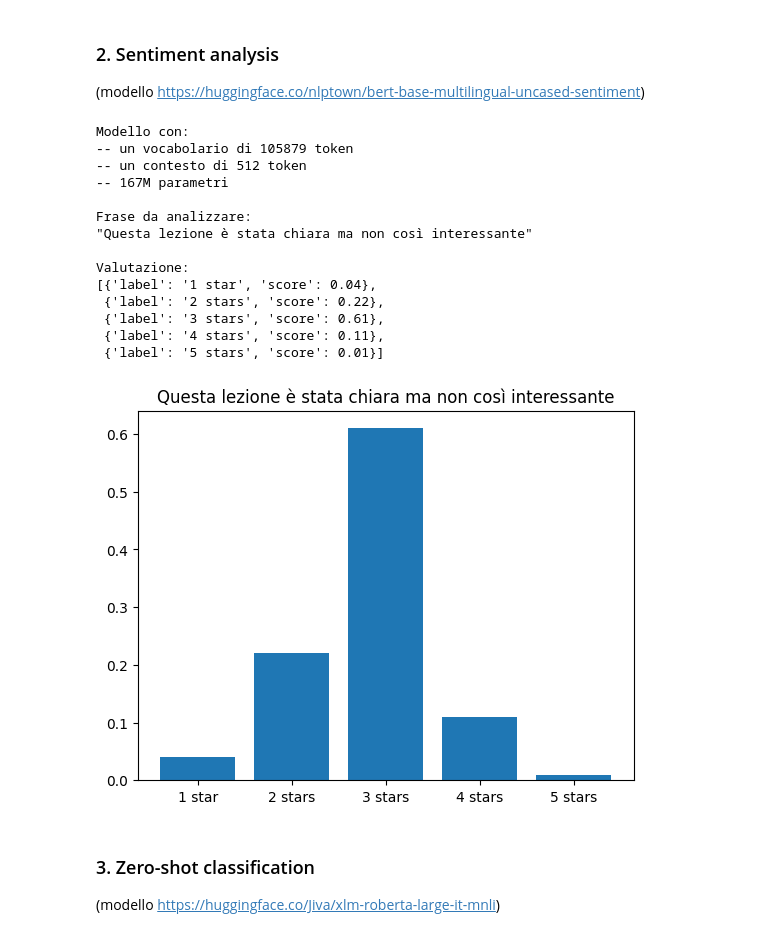
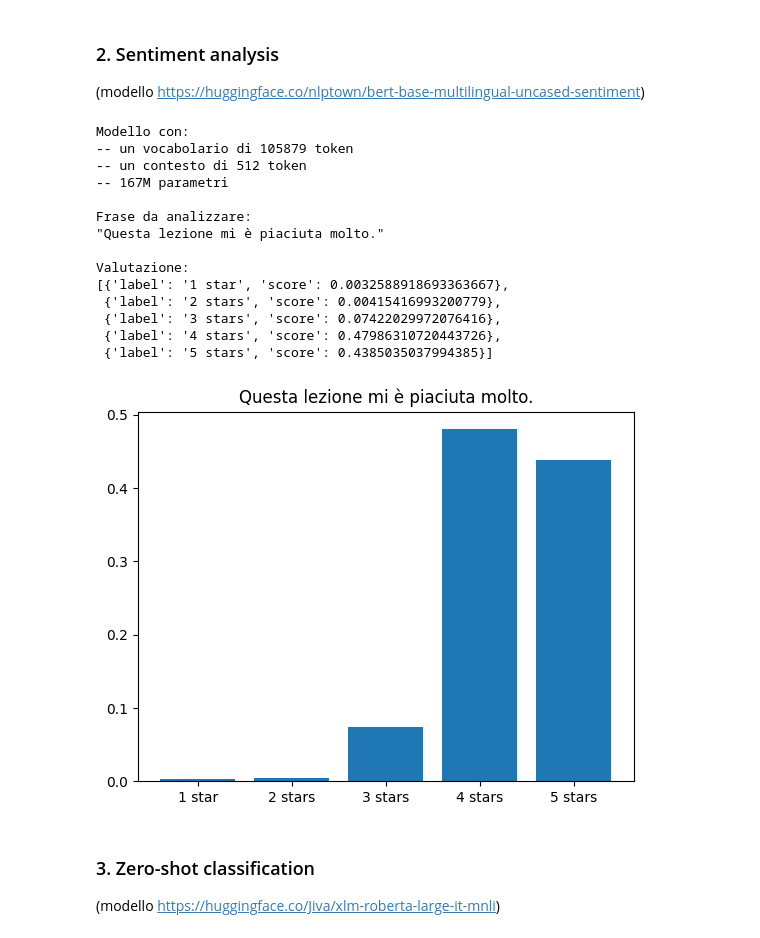
Before and after one commit to lmari/tutorial, a Jupyter notebook: transformerapps.ipynb, the cells around one changed output. Cells and saved outputs as stored; diff of their text form; code cells hidden in the pictures.

```diff
--- a/transformerapps.ipynb
+++ b/transformerapps.ipynb
@@ -111,37 +113,37 @@ Parti del discorso individuate:
 # %%
 model = 'nlptown/bert-base-multilingual-uncased-sentiment'
 info(model)
 classifier = pipeline("sentiment-analysis", model=model, device=device)
-sentence = "Ho trovato molto attraente questa lezione"
+sentence = "Questa lezione mi è piaciuta molto."
 res = classifier(sentence, top_k=None)
 
 if res:
     print(f'Frase da analizzare:\n"{sentence}"')
     print('\nValutazione:')
     res = sorted(res, key=lambda x: x['label']) # type: ignore
     pprint(res)
 
     labels = [r['label'] for r in res]
     scores = [r['score'] for r in res]
     plt.bar(labels, scores)
     plt.title(sentence)
     plt.show()
 # %% [output]
 Modello con:
 -- un vocabolario di 105879 token
 -- un contesto di 512 token
 -- 167M parametri
 
 Frase da analizzare:
-"Questa lezione è stata chiara ma non così interessante"
+"Questa lezione mi è piaciuta molto."
 
 Valutazione:
-[{'label': '1 star', 'score': 0.04},
- {'label': '2 stars', 'score': 0.22},
- {'label': '3 stars', 'score': 0.61},
- {'label': '4 stars', 'score': 0.11},
- {'label': '5 stars', 'score': 0.01}]
+[{'label': '1 star', 'score': 0.0032588918693363667},
+ {'label': '2 stars', 'score': 0.00415416993200779},
+ {'label': '3 stars', 'score': 0.07422029972076416},
+ {'label': '4 stars', 'score': 0.47986310720443726},
+ {'label': '5 stars', 'score': 0.4385035037994385}]
-[figure, old version]
+[figure, new version]
 # %% [markdown]
 <a id="s3"></a>
 ### 3. Zero-shot classification
```
Also changed, not shown: parts of 5 cells of this notebook, 6 other files.
